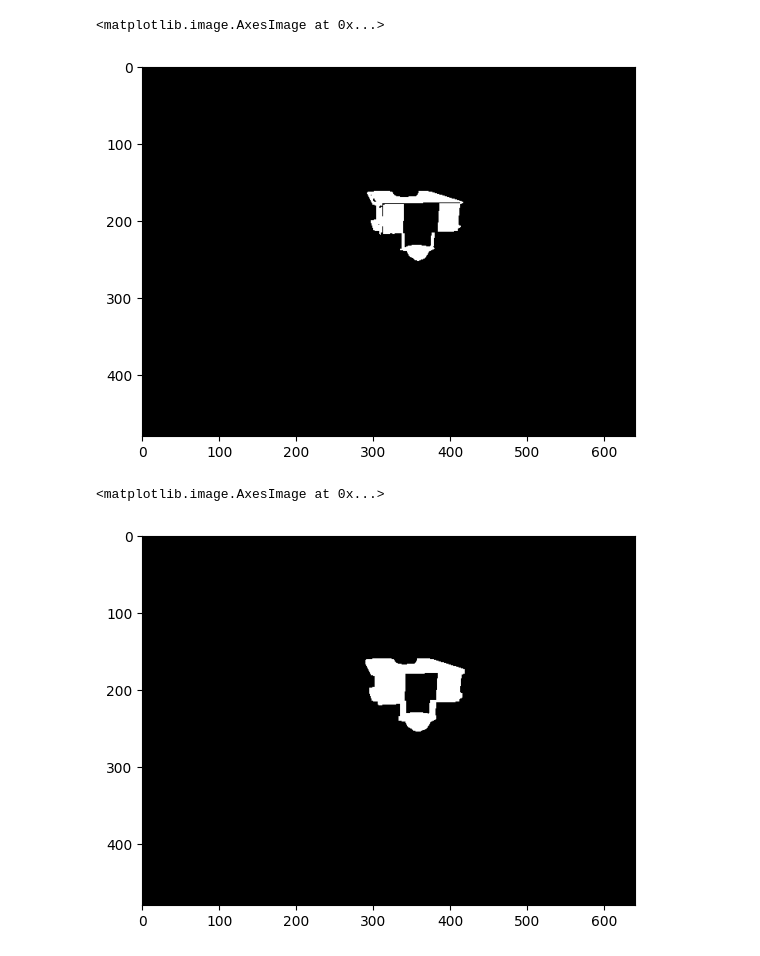
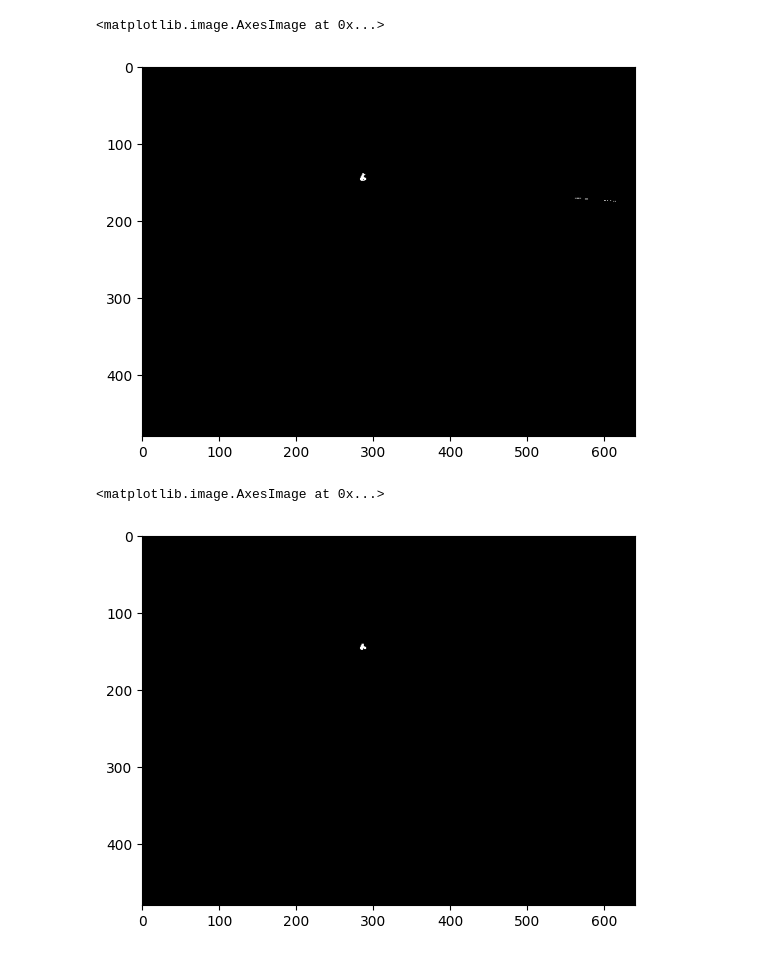
Before and after one commit to filipepcampos/feup-ri-assign4, a Jupyter notebook: detect_bb.ipynb, the cells around one changed output. Cells and saved outputs as stored; diff of their text form; code cells hidden in the pictures.

Commit message:
fix: improve duckie detection

```diff
--- a/detect_bb.ipynb
+++ b/detect_bb.ipynb
@@ -3,19 +3,19 @@ import cv2
 import numpy as np
 import matplotlib.pyplot as plt
 # %%
-LOWER_COLOR_DUCKIE = np.array([20, 230, 60])
-UPPER_COLOR_DUCKIE = np.array([30, 255, 150])
+LOWER_COLOR_DUCKIE = np.array([20, 230, 120])
+UPPER_COLOR_DUCKIE = np.array([30, 255, 255])
 
 LOWER_COLOR_DUCKIEBOT = np.array([0, 230, 60])
 UPPER_COLOR_DUCKIEBOT = np.array([10, 255, 150])
 
-TARGET_CLASS = 1
+TARGET_CLASS = 0
 
 LOWER_COLOR = LOWER_COLOR_DUCKIE if TARGET_CLASS == 0 else LOWER_COLOR_DUCKIEBOT
 UPPER_COLOR = UPPER_COLOR_DUCKIE if TARGET_CLASS == 0 else UPPER_COLOR_DUCKIEBOT
 # %%
 # Read the image
-image = cv2.imread('./dataset/images/0_ETH_small_intersect.png')
+image = cv2.imread('./dataset/images/184_loop_obstacles.png')
 
 # Convert the image from BGR to HSV color space
 hsv = cv2.cvtColor(image, cv2.COLOR_BGR2HSV)
@@ -42,22 +42,22 @@ ret, thresh = cv2.threshold(gray, 0, 255, cv2.THRESH_BINARY + cv2.THRESH_OTSU)
 plt.imshow(thresh, cmap='gray')
 # %% [output]
 <matplotlib.image.AxesImage at 0x...>
-[figure, old version]
+[figure, new version]
 # %%
 # Apply morphological operations to remove noise
 kernel = np.ones((3, 3), np.uint8)
 
 if TARGET_CLASS == 0:
-    opening = cv2.morphologyEx(thresh, cv2.MORPH_OPEN, kernel, iterations=2)
-    closing = cv2.morphologyEx(opening, cv2.MORPH_CLOSE, kernel, iterations=2)
+    opening = cv2.morphologyEx(thresh, cv2.MORPH_OPEN, kernel, iterations=1)
+    closing = cv2.morphologyEx(opening, cv2.MORPH_CLOSE, kernel, iterations=1)
 elif TARGET_CLASS == 1:
     closing = cv2.dilate(thresh, kernel, iterations=2)
 
 # Display the grayscale image with matplotlib
-plt.imshow(closing, cmap='gray')
+plt.imshow(opening, cmap='gray')
 # %% [output]
 <matplotlib.image.AxesImage at 0x...>
-[figure, old version]
+[figure, new version]
 # %%
 # Find contours of the filtered areas
 contours, _ = cv2.findContours(closing, cv2.RETR_EXTERNAL, cv2.CHAIN_APPROX_SIMPLE)
```
Also changed, not shown: parts of 2 cells of this notebook, 1 other file.
